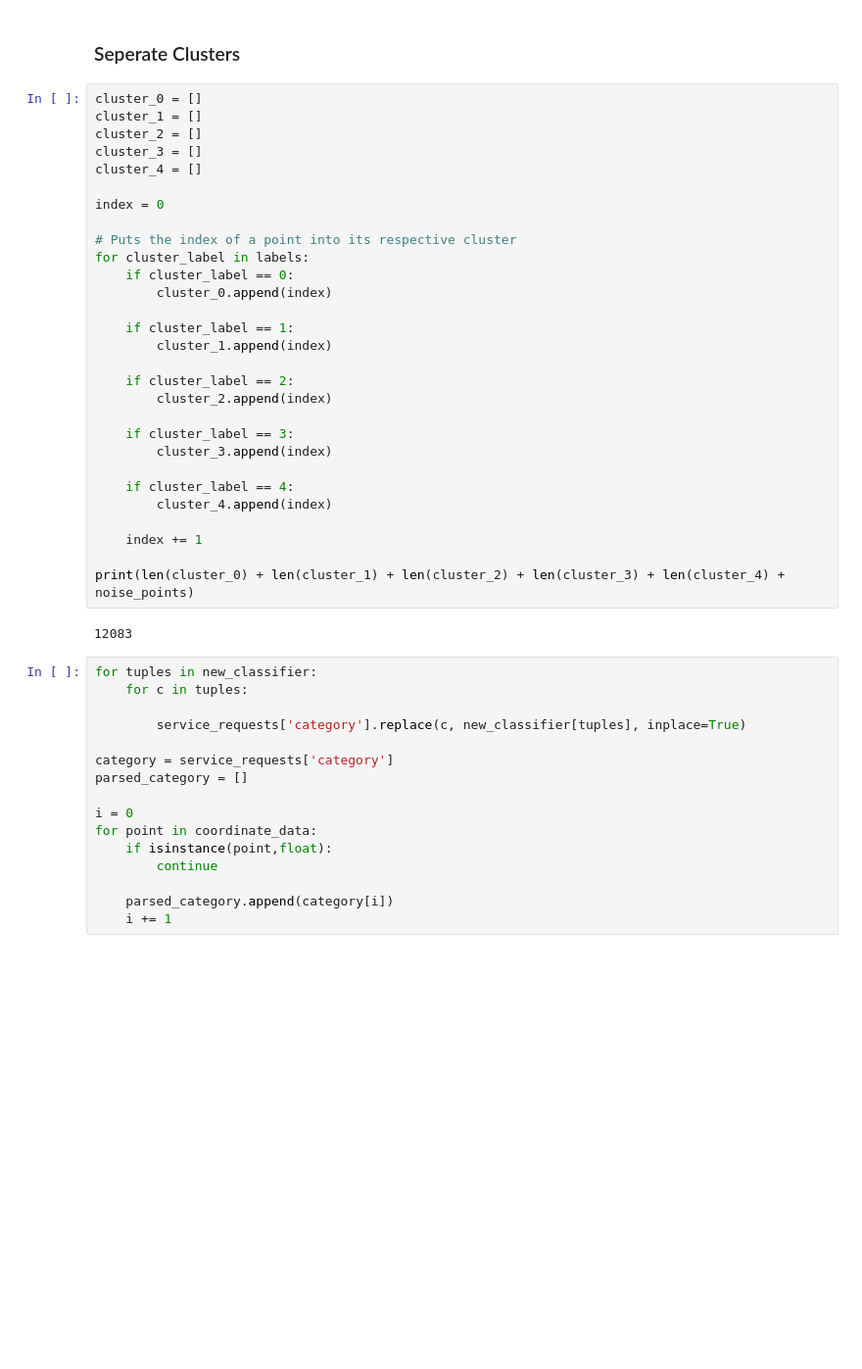
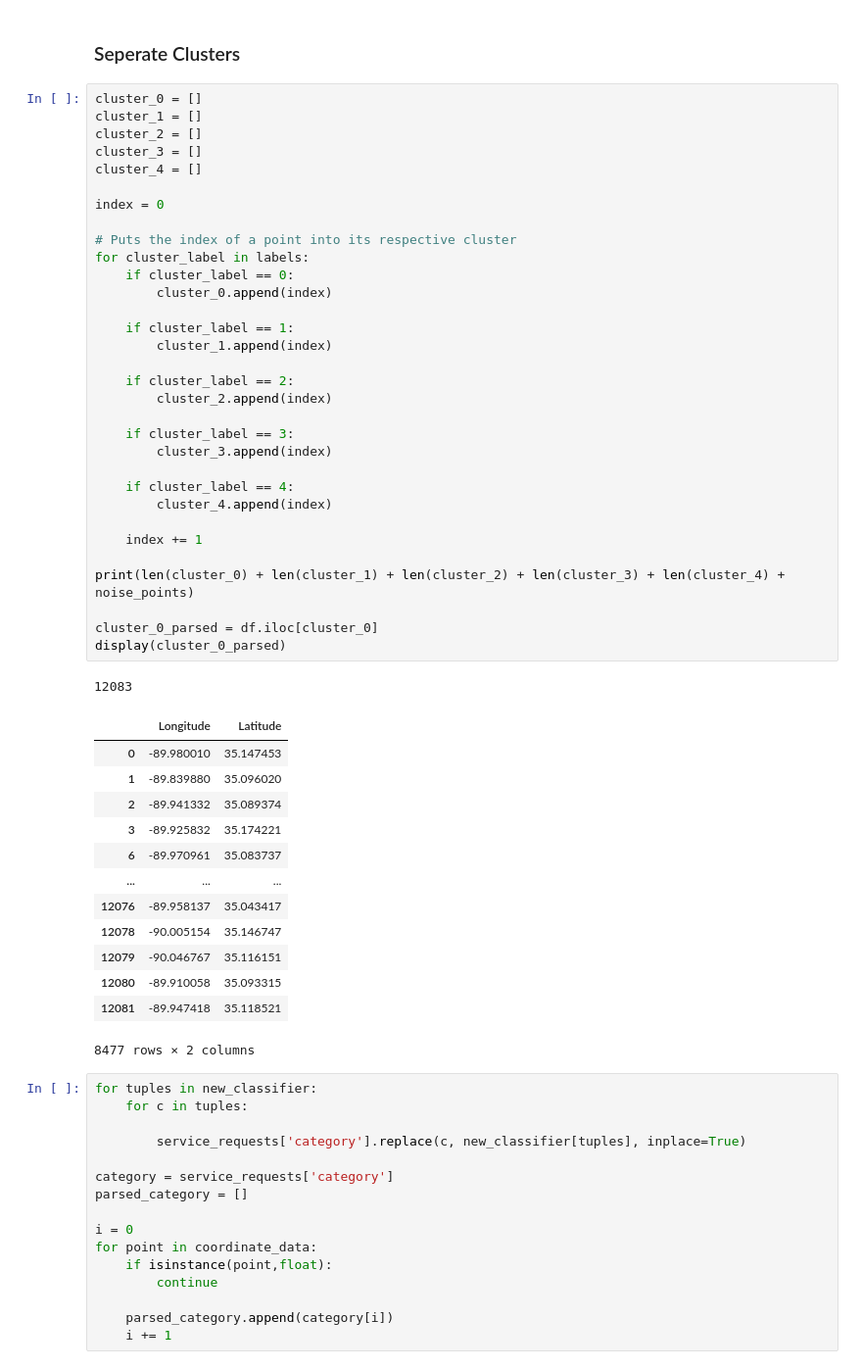
Before and after one commit to EddiePueb1/Open_311_Data_Analysis, a Jupyter notebook: data_analysis_311.ipynb, the cells around one changed output. Shown at 98% size. Cells and saved outputs as stored; diff of their text form; blank space fills up the shorter version.

```diff
--- a/data_analysis_311.ipynb
+++ b/data_analysis_311.ipynb
@@ -845,33 +846,49 @@ plt.show()
 cluster_0 = []
 cluster_1 = []
 cluster_2 = []
 cluster_3 = []
 cluster_4 = []
 
 index = 0
 
 # Puts the index of a point into its respective cluster
 for cluster_label in labels:
     if cluster_label == 0:
         cluster_0.append(index)
 
     if cluster_label == 1:
         cluster_1.append(index)
 
     if cluster_label == 2:
         cluster_2.append(index)
 
     if cluster_label == 3:
         cluster_3.append(index)
 
     if cluster_label == 4:
         cluster_4.append(index)
 
     index += 1
 
 print(len(cluster_0) + len(cluster_1) + len(cluster_2) + len(cluster_3) + len(cluster_4) + noise_points)
+
+cluster_0_parsed = df.iloc[cluster_0]
+display(cluster_0_parsed)
 # %% [output]
 12083
+|  | Longitude | Latitude |
+| 0 | -89.980010 | 35.147453 |
+| 1 | -89.839880 | 35.096020 |
+| 2 | -89.941332 | 35.089374 |
+| 3 | -89.925832 | 35.174221 |
+| 6 | -89.970961 | 35.083737 |
+| ... | ... | ... |
+| 12076 | -89.958137 | 35.043417 |
+| 12078 | -90.005154 | 35.146747 |
+| 12079 | -90.046767 | 35.116151 |
+| 12080 | -89.910058 | 35.093315 |
+| 12081 | -89.947418 | 35.118521 |
+8477 rows × 2 columns
 # %%
 for tuples in new_classifier:
     for c in tuples:
```
Also changed, not shown: parts of 8 cells of this notebook.
